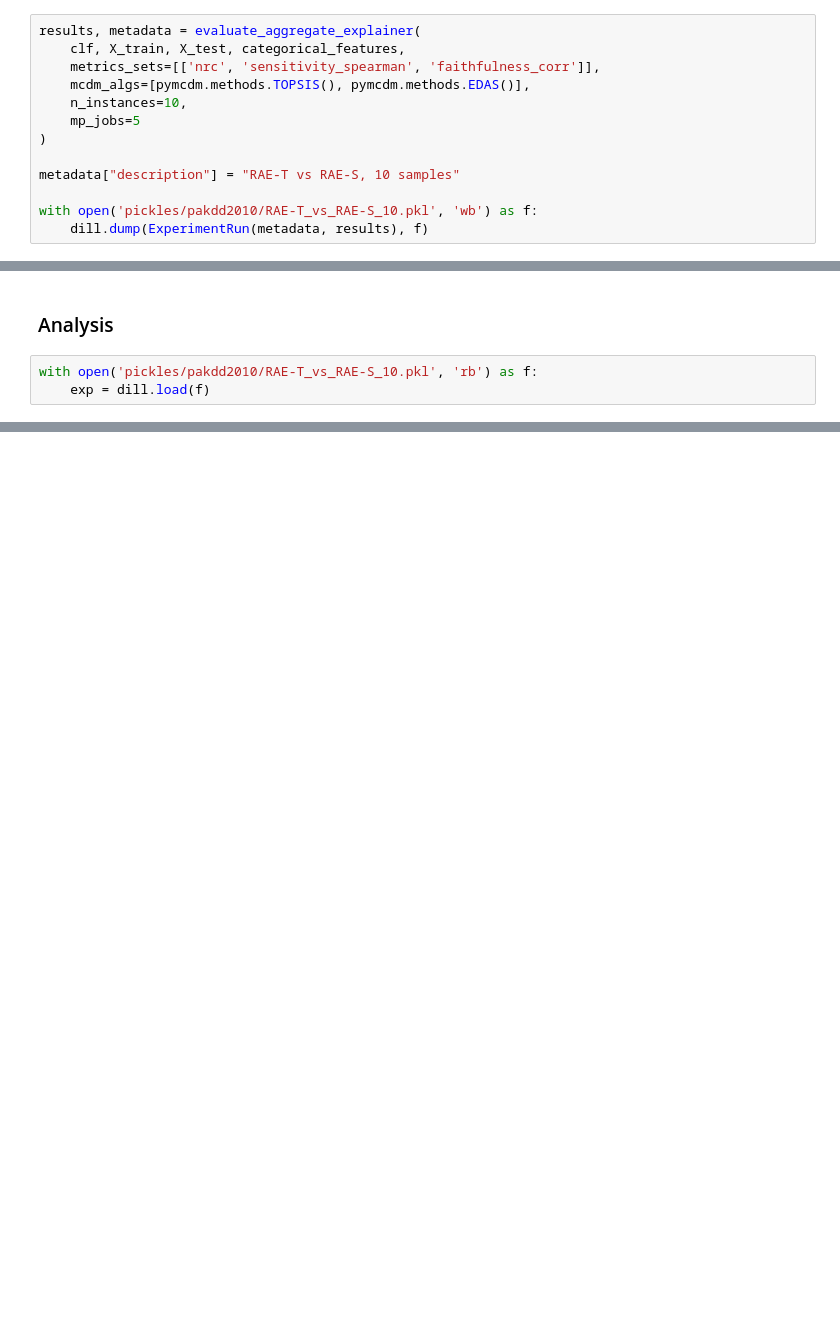
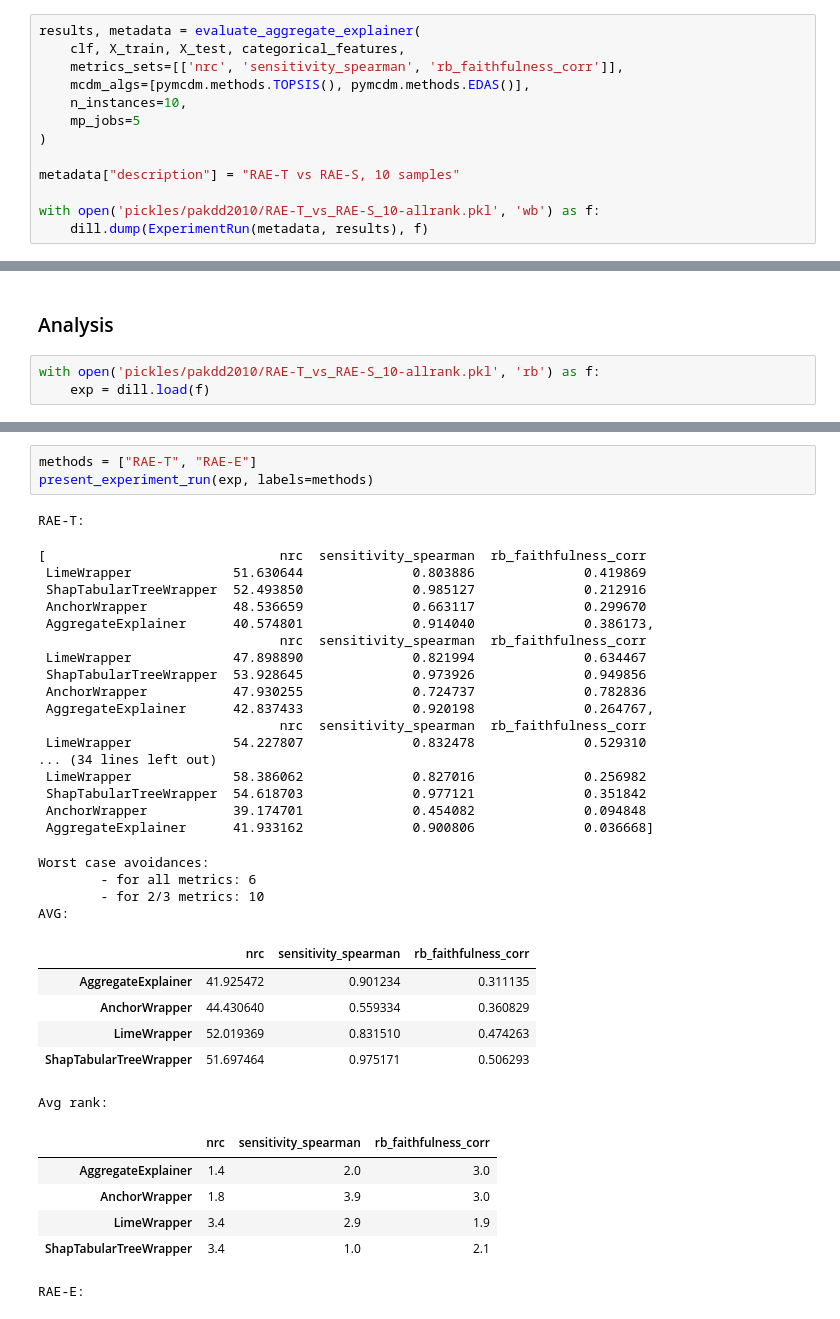
Before and after one commit to hiaac-finance/xai_aggregation, a Jupyter notebook: experiments/EXP_PAKDD2010_dataset.ipynb, the cells around one changed output, grey strips where cells are left out. Drawn from its saved outputs; the diff is of its cells as text; blank space fills up the shorter version.

Commit message:
make it all rank-based

```diff
--- a/experiments/EXP_PAKDD2010_dataset.ipynb
+++ b/experiments/EXP_PAKDD2010_dataset.ipynb
@@ -540,7 +544,7 @@ All the other methods had poor performance.
 # %%
 results, metadata = evaluate_aggregate_explainer(
     clf, X_train, X_test, categorical_features,
-    metrics_sets=[['nrc', 'sensitivity_spearman', 'faithfulness_corr']],
+    metrics_sets=[['nrc', 'sensitivity_spearman', 'rb_faithfulness_corr']],
     mcdm_algs=[pymcdm.methods.TOPSIS(), pymcdm.methods.EDAS()],
     n_instances=10,
     mp_jobs=5
@@ -548,6 +552,6 @@ results, metadata = evaluate_aggregate_explainer(
 
 metadata["description"] = "RAE-T vs RAE-S, 10 samples"
 
-with open('pickles/pakdd2010/RAE-T_vs_RAE-S_10.pkl', 'wb') as f:
+with open('pickles/pakdd2010/RAE-T_vs_RAE-S_10-allrank.pkl', 'wb') as f:
     dill.dump(ExperimentRun(metadata, results), f)
 # %% [output]
@@ -571,5 +630,5 @@ Epoch 6/500
 # %% [markdown]
 ### Analysis
 # %%
-with open('pickles/pakdd2010/RAE-T_vs_RAE-S_10.pkl', 'rb') as f:
+with open('pickles/pakdd2010/RAE-T_vs_RAE-S_10-allrank.pkl', 'rb') as f:
     exp = dill.load(f)
@@ -654,0 +635,38 @@ Avg rank:
+# %%
+methods = ["RAE-T", "RAE-E"]
+present_experiment_run(exp, labels=methods)
+# %% [output]
+RAE-T:
+[                              nrc  sensitivity_spearman  rb_faithfulness_corr
+ LimeWrapper             51.630644              0.803886              0.419869
+ ShapTabularTreeWrapper  52.493850              0.985127              0.212916
+ AnchorWrapper           48.536659              0.663117              0.299670
+ AggregateExplainer      40.574801              0.914040              0.386173,
+                               nrc  sensitivity_spearman  rb_faithfulness_corr
+ LimeWrapper             47.898890              0.821994              0.634467
+ ShapTabularTreeWrapper  53.928645              0.973926              0.949856
+ AnchorWrapper           47.930255              0.724737              0.782836
+ AggregateExplainer      42.837433              0.920198              0.264767,
+                               nrc  sensitivity_spearman  rb_faithfulness_corr
+ LimeWrapper             54.227807              0.832478              0.529310
+... (34 lines left out)
+ LimeWrapper             58.386062              0.827016              0.256982
+ ShapTabularTreeWrapper  54.618703              0.977121              0.351842
+ AnchorWrapper           39.174701              0.454082              0.094848
+ AggregateExplainer      41.933162              0.900806              0.036668]
+Worst case avoidances:
+        - for all metrics: 6
+        - for 2/3 metrics: 10
+AVG:
+|  | nrc | sensitivity_spearman | rb_faithfulness_corr |
+| AggregateExplainer | 41.925472 | 0.901234 | 0.311135 |
+| AnchorWrapper | 44.430640 | 0.559334 | 0.360829 |
+| LimeWrapper | 52.019369 | 0.831510 | 0.474263 |
+| ShapTabularTreeWrapper | 51.697464 | 0.975171 | 0.506293 |
+Avg rank:
+|  | nrc | sensitivity_spearman | rb_faithfulness_corr |
+| AggregateExplainer | 1.4 | 2.0 | 3.0 |
+| AnchorWrapper | 1.8 | 3.9 | 3.0 |
+| LimeWrapper | 3.4 | 2.9 | 1.9 |
+| ShapTabularTreeWrapper | 3.4 | 1.0 | 2.1 |
+RAE-E:
```
Also changed, not shown: parts of 4 cells of this notebook, 22 other files.
